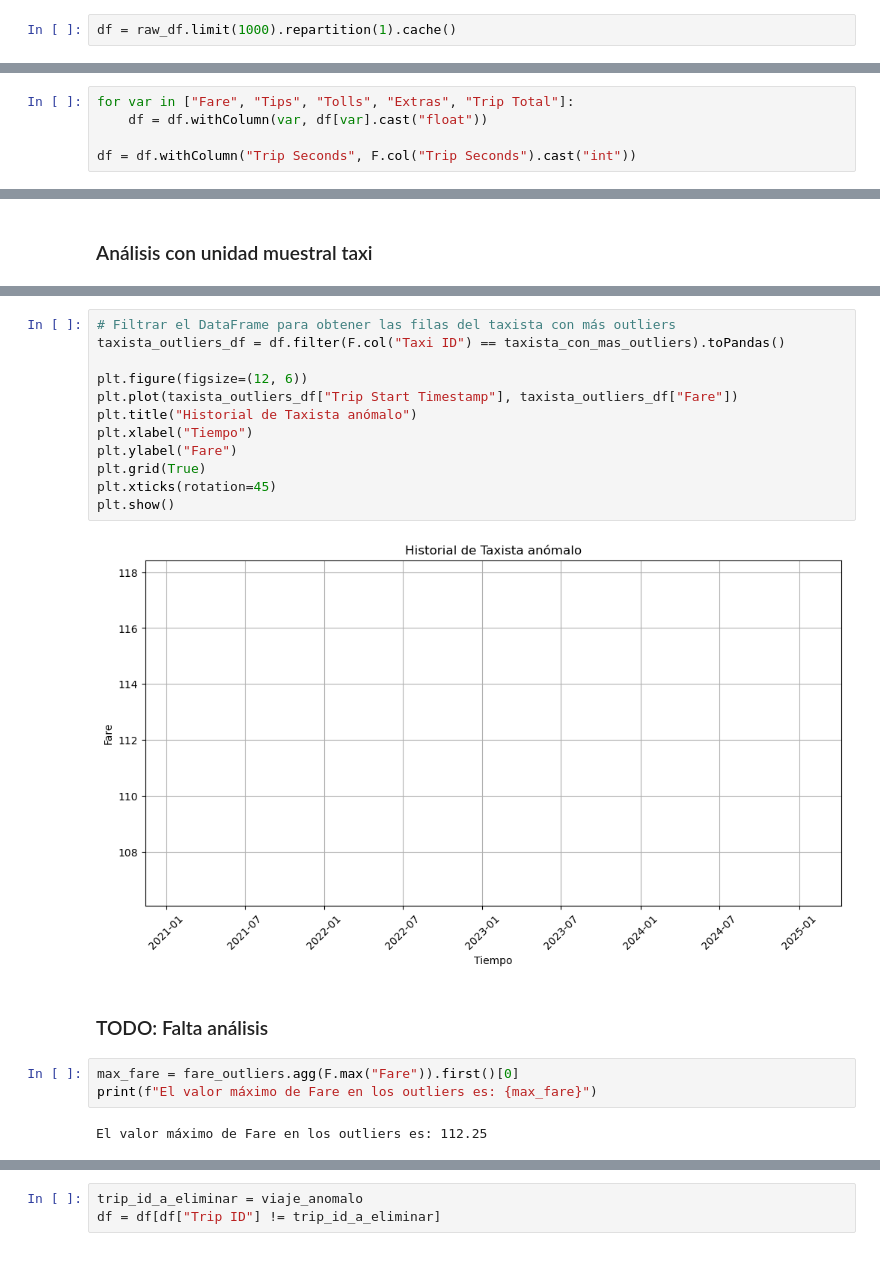
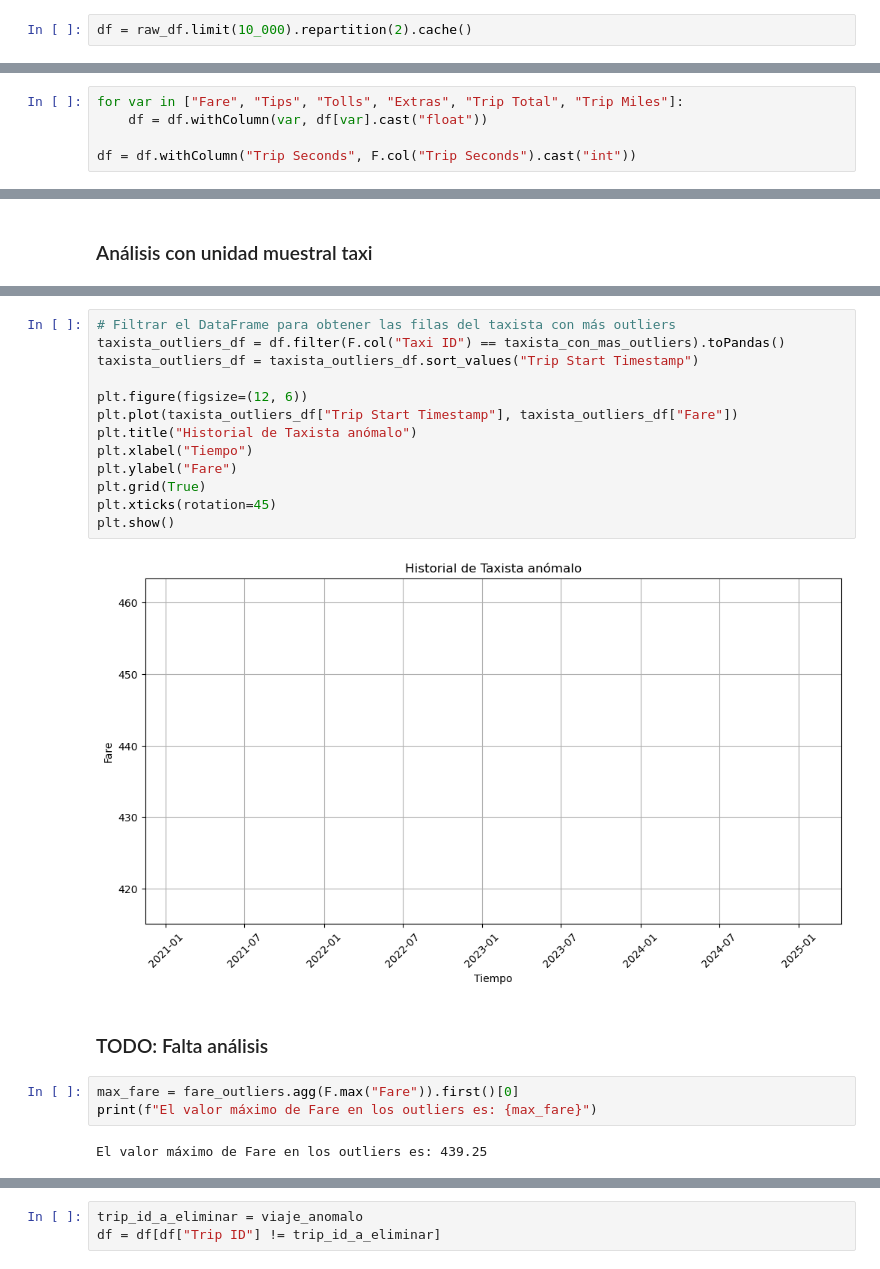
Before and after one commit to cuauhtemocbe/Taxi-GCP-Spark, a Jupyter notebook: Taxis_Trips_Prediction.ipynb, the cells around one changed output, grey strips where cells are left out. Cells and saved outputs as stored; diff of their text form.

```diff
--- a/Taxis_Trips_Prediction.ipynb
+++ b/Taxis_Trips_Prediction.ipynb
@@ -294,5 +326,5 @@ Wall time: 11.4 s
 # %%
-df = raw_df.limit(1000).repartition(1).cache()
+df = raw_df.limit(10_000).repartition(2).cache()
 # %%
 date_format = "MM/dd/yyyy hh:mm:ss a"
 
@@ -307,7 +339,7 @@ df = df.withColumn(
 
 df = df[(df["Trip Start Timestamp"] <= "2024-08-31")]
 # %%
-for var in ["Fare", "Tips", "Tolls", "Extras", "Trip Total"]:
+for var in ["Fare", "Tips", "Tolls", "Extras", "Trip Total", "Trip Miles"]:
     df = df.withColumn(var, df[var].cast("float"))
 
 df = df.withColumn("Trip Seconds", F.col("Trip Seconds").cast("int"))
@@ -952,22 +1001,23 @@ plt.show()
 # %%
 # Filtrar el DataFrame para obtener las filas del taxista con más outliers
 taxista_outliers_df = df.filter(F.col("Taxi ID") == taxista_con_mas_outliers).toPandas()
+taxista_outliers_df = taxista_outliers_df.sort_values("Trip Start Timestamp")
 
 plt.figure(figsize=(12, 6))
 plt.plot(taxista_outliers_df["Trip Start Timestamp"], taxista_outliers_df["Fare"])
 plt.title("Historial de Taxista anómalo")
 plt.xlabel("Tiempo")
 plt.ylabel("Fare")
 plt.grid(True)
 plt.xticks(rotation=45)
 plt.show()
 # %% [output]
-[figure, old version]
+[figure, new version]
 # %% [markdown]
 ### TODO: Falta análisis
 # %%
 max_fare = fare_outliers.agg(F.max("Fare")).first()[0]
 print(f"El valor máximo de Fare en los outliers es: {max_fare}")
 # %% [output]
-El valor máximo de Fare en los outliers es: 112.25
+El valor máximo de Fare en los outliers es: 439.25
 # %%
```
Also changed, not shown: parts of 92 cells of this notebook.
